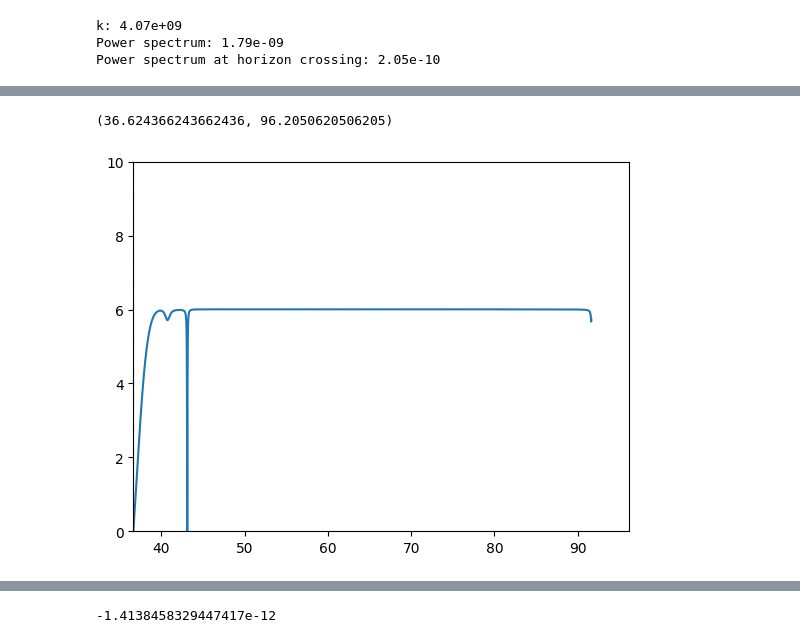
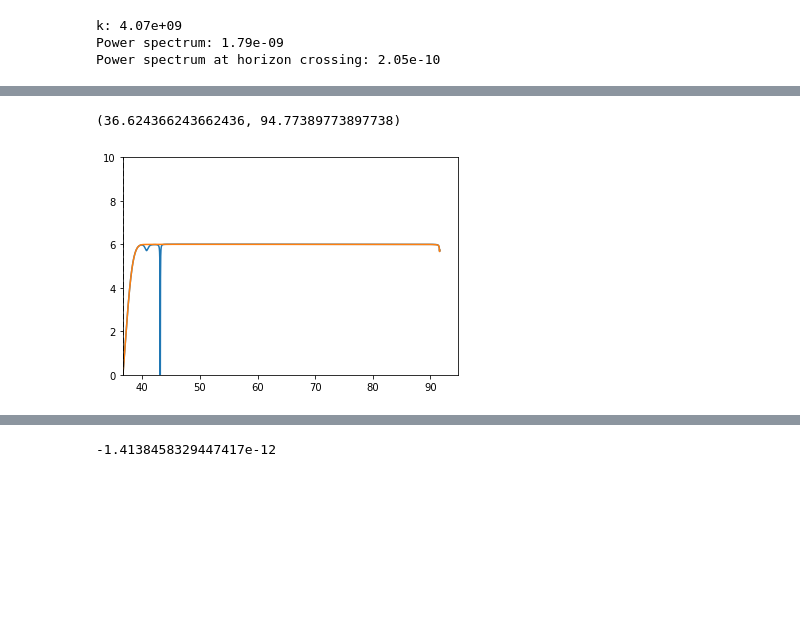
Before and after one commit to gsalinasphys/MyTransport, a Jupyter notebook: Examples/Angular/Angular.ipynb, the cells around one changed output, grey strips where cells are left out. Cells and saved outputs as stored; diff of their text form; code cells hidden in the pictures; blank space fills up the shorter version.

```diff
--- a/Examples/Angular/Angular.ipynb
+++ b/Examples/Angular/Angular.ipynb
@@ -195,7 +197,7 @@ shift = len(Ns) - len(Nsig)
 # %%
 def spec(phis: np.ndarray):
     PR, CRS, PS = [], [], []
-    for i in range(len(phis.T)):
+    for i in range(shift, len(phis.T)):
         G_i = G_lbd(phis.T[i, 0], phis.T[i, 1])
         sigma_i = np.concatenate((sigma[i-shift][0:nF], sigma[i-shift][2*nF:2*nF+2])).reshape(2,2)
         PR.append(eplls[i] @ G_i @ sigma_i @ G_i @ eplls[i] * k**3 / 2 / np.pi**2 / 2 / epsilon[i])
@@ -249,4 +283,4 @@ plt.axvline(NExit, c='k', linestyle='--')
 # %%
-PS_star = PS[i_exit]
+PS_star = PS[i_exit_sig]
 TSS = np.sqrt(PS / PS_star)
 # %%
@@ -260,5 +294,5 @@ plt.xlim(left=Ns[i_exit])
 # %%
-CRS_star = abs(CRS[i_exit])
-PR_star = PR[i_exit]
+CRS_star = abs(CRS[i_exit_sig])
+PR_star = PR[i_exit_sig]
 
 TRS = (abs(CRS) - TSS * CRS_star) / TSS / PS_star
@@ -265,8 +306,11 @@ TRS = (abs(CRS) - TSS * CRS_star) / TSS / PS_star
+# %%
+TRS2 = (-CRS_star + np.sqrt(CRS_star**2 + PR*PS_star - PR_star*PS_star)) / PS_star
 # %%
-plt.plot(Ns, TRS)
+plt.plot(Nsig, TRS)
+plt.plot(Nsig, TRS2)
 plt.ylim([0, 10])
 plt.axvline(NExit, c='k', linestyle='--')
 plt.xlim(left=Ns[i_exit])
 # %% [output]
-(36.624366243662436, 96.2050620506205)
+(36.624366243662436, 94.77389773897738)
-[figure, old version]
+[figure, new version]
```
Also changed, not shown: parts of 31 cells of this notebook, 15 other files.
